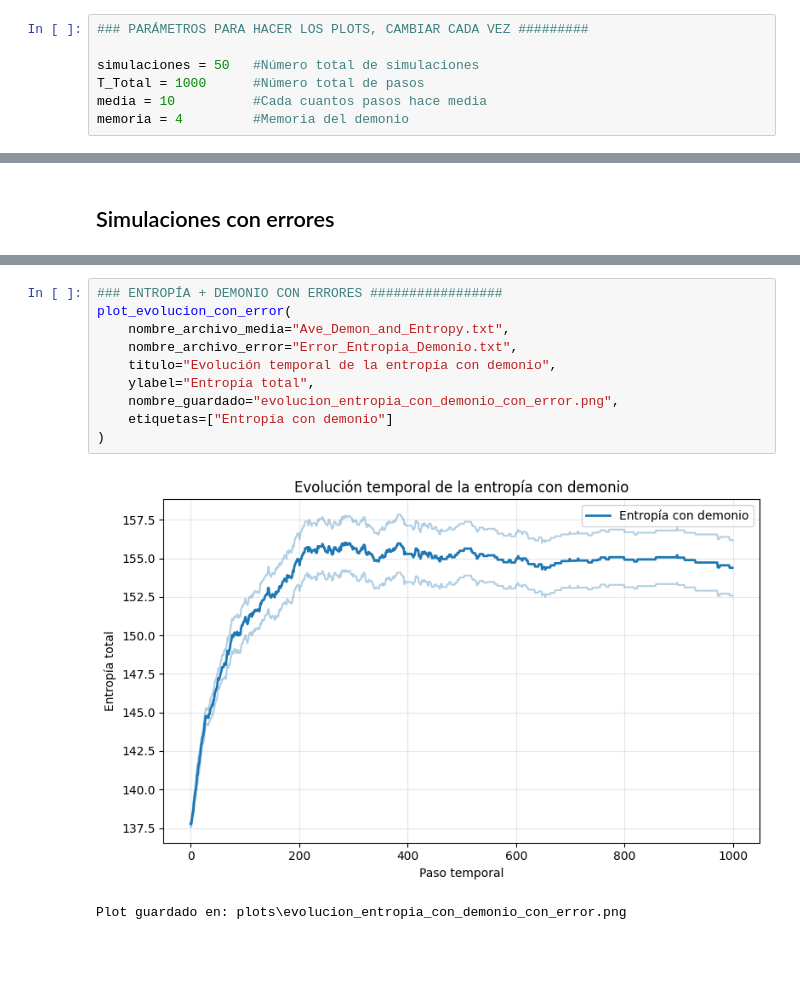
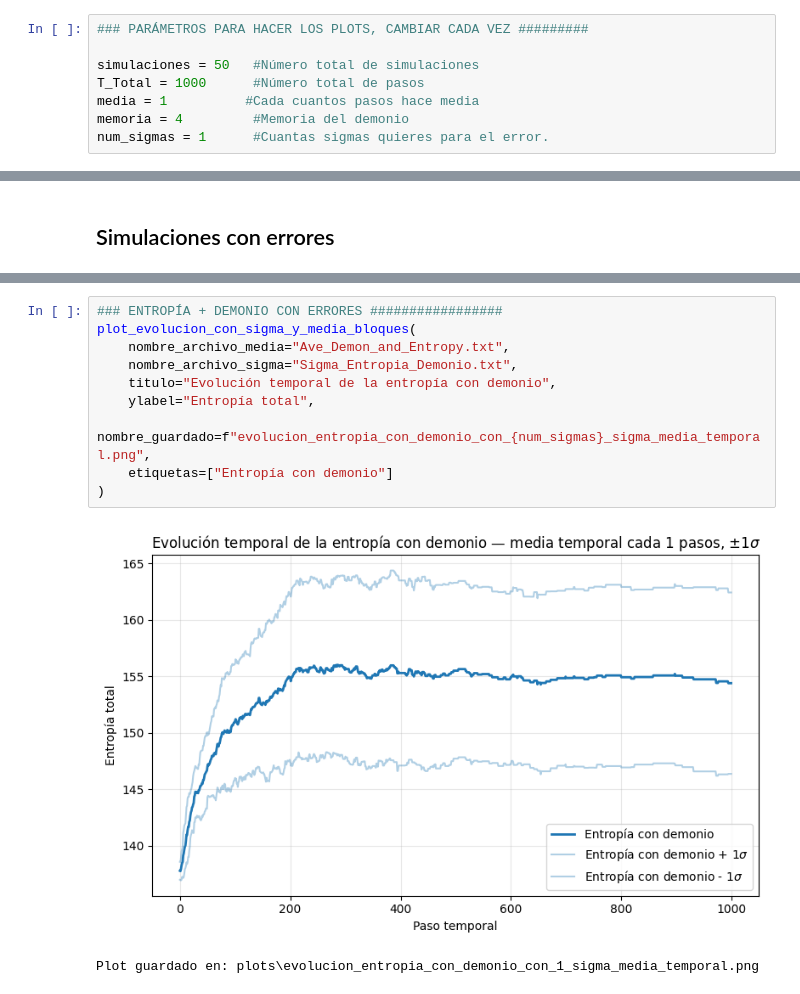
Before and after one commit to DiegoConol/Trabajo-Complejos, a Jupyter notebook: Diegod/prueba9/cuaderno_estocastico.ipynb, the cells around one changed output, grey strips where cells are left out. Saved outputs shown, nothing was run; the diff lists cells and outputs as text; blank space fills up the shorter version.

```diff
--- a/Diegod/prueba9/cuaderno_estocastico.ipynb
+++ b/Diegod/prueba9/cuaderno_estocastico.ipynb
@@ -5,8 +5,9 @@
 
 simulaciones = 50   #Número total de simulaciones
 T_Total = 1000      #Número total de pasos
-media = 10          #Cada cuantos pasos hace media
+media = 1          #Cada cuantos pasos hace media
 memoria = 4         #Memoria del demonio
+num_sigmas = 1      #Cuantas sigmas quieres para el error.
 # %%
 ### LIBRERÍAS NECESARIAS ##############
 
@@ -279,13 +400,13 @@ Plot guardado en: plots\evolucion_entropia_sin_demonio_con_error.png
 # %%
 ### ENTROPÍA + DEMONIO CON ERRORES #################
-plot_evolucion_con_error(
+plot_evolucion_con_sigma_y_media_bloques(
     nombre_archivo_media="Ave_Demon_and_Entropy.txt",
-    nombre_archivo_error="Error_Entropia_Demonio.txt",
+    nombre_archivo_sigma="Sigma_Entropia_Demonio.txt",
     titulo="Evolución temporal de la entropía con demonio",
     ylabel="Entropía total",
-    nombre_guardado="evolucion_entropia_con_demonio_con_error.png",
+    nombre_guardado=f"evolucion_entropia_con_demonio_con_{num_sigmas}_sigma_media_temporal.png",
     etiquetas=["Entropía con demonio"]
 )
 # %% [output]
-[figure, old version]
+[figure, new version]
-Plot guardado en: plots\evolucion_entropia_con_demonio_con_error.png
+Plot guardado en: plots\evolucion_entropia_con_demonio_con_1_sigma_media_temporal.png
```
Also changed, not shown: parts of 8 cells of this notebook, 16 other files.
